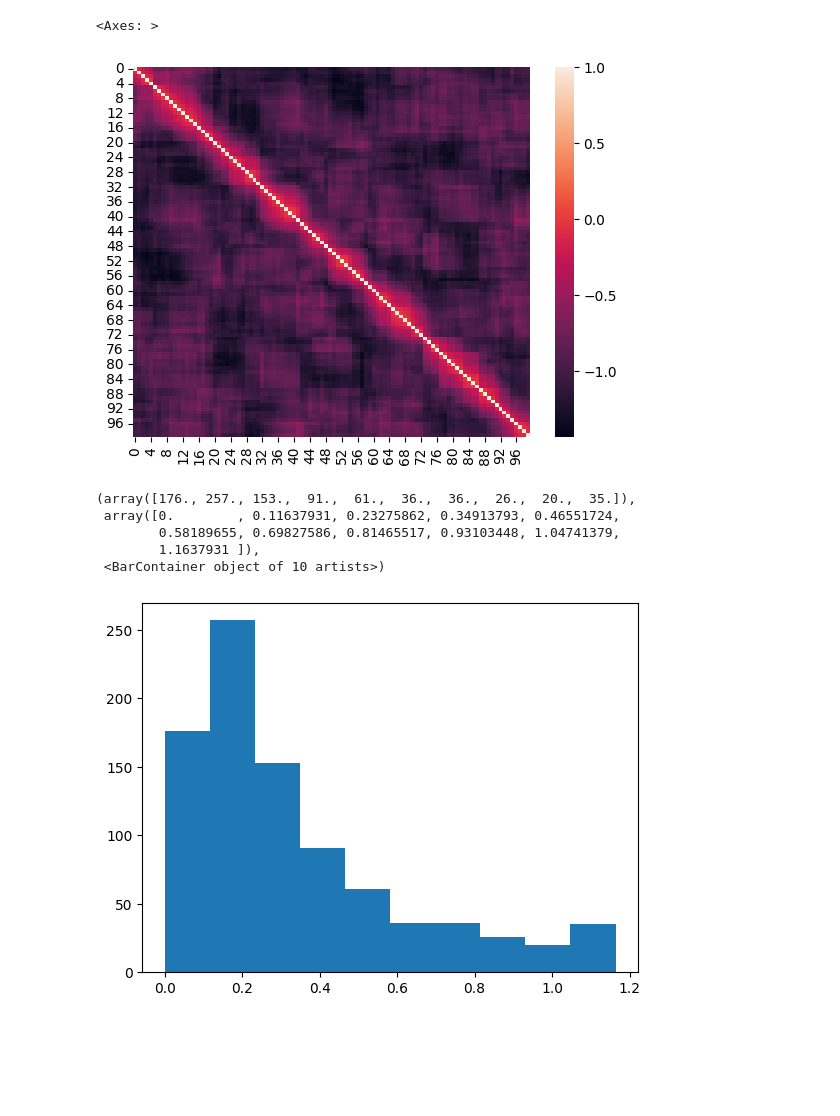
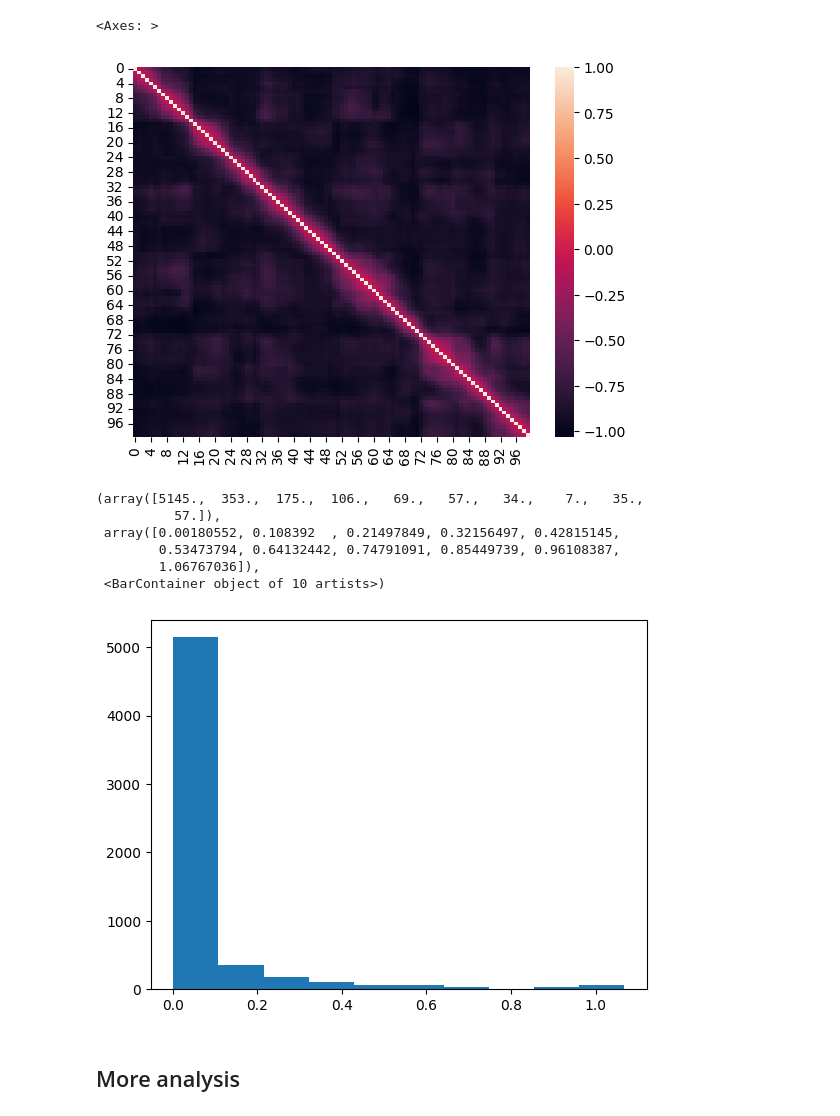
Before and after one commit to paololapo/Dynamic_FC_analysis, a Jupyter notebook: notebook.ipynb, the cells around one changed output. Drawn from its saved outputs; the diff is of its cells as text; code cells hidden in the pictures; blank space fills up the shorter version.

```diff
--- a/notebook.ipynb
+++ b/notebook.ipynb
@@ -31,0 +20,12 @@ df
+# %%
+#Open multiple dataset from "./data/" folder
+datasets = []
+for file in os.listdir("data"):
+    try:
+        data = scipy.io.loadmat("./data/" + file)
+        data = pd.DataFrame(data["tseries"].T)
+        datasets.append(data)
+    except:
+        print("Problem with \"" + str(file) + "\" file")
+
+print("Uploaded " + str(len(datasets)) + " file")
@@ -31,0 +36,4 @@ df
+# %%
+#First dataset as example
+df = datasets[0]
+df.tail()
@@ -50,15 +66,18 @@ autocorrelation = dFC_matrix(stream)
 sn.heatmap(autocorrelation)
 # %% [output]
 <Axes: >
-[figure, old version]
+[figure, new version]
 # %%
-v_dist = pooled_v_stream(df, 5, 15)
+v_dist = pooled_v_stream(df, 21, 83)
 
 plt.hist(v_dist)
 # %% [output]
-(array([176., 257., 153.,  91.,  61.,  36.,  36.,  26.,  20.,  35.]),
- array([0.        , 0.11637931, 0.23275862, 0.34913793, 0.46551724,
-        0.58189655, 0.69827586, 0.81465517, 0.93103448, 1.04741379,
-        1.1637931 ]),
+(array([5145.,  353.,  175.,  106.,   69.,   57.,   34.,    7.,   35.,
+          57.]),
+ array([0.00180552, 0.108392  , 0.21497849, 0.32156497, 0.42815145,
+        0.53473794, 0.64132442, 0.74791091, 0.85449739, 0.96108387,
+        1.06767036]),
  <BarContainer object of 10 artists>)
-[figure, old version]
+[figure, new version]
+# %% [markdown]
+## More analysis
```
Also changed, not shown: parts of 8 cells of this notebook, 1 other file.
